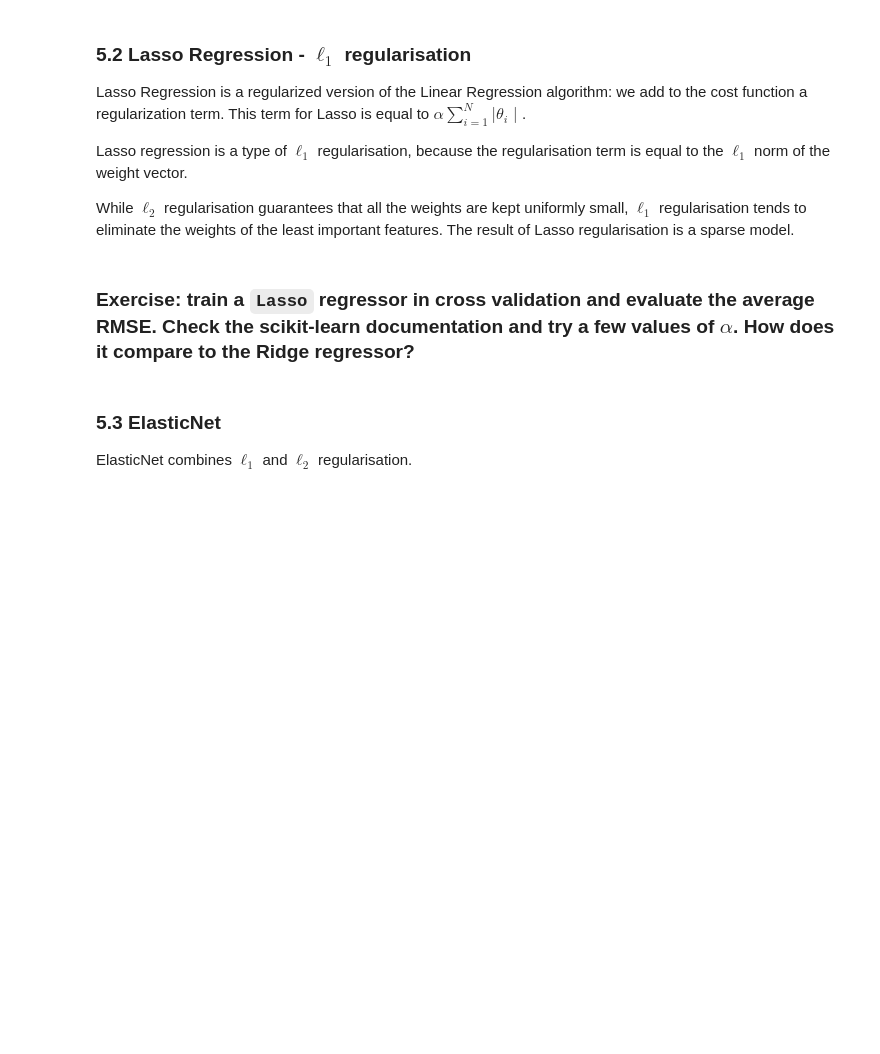
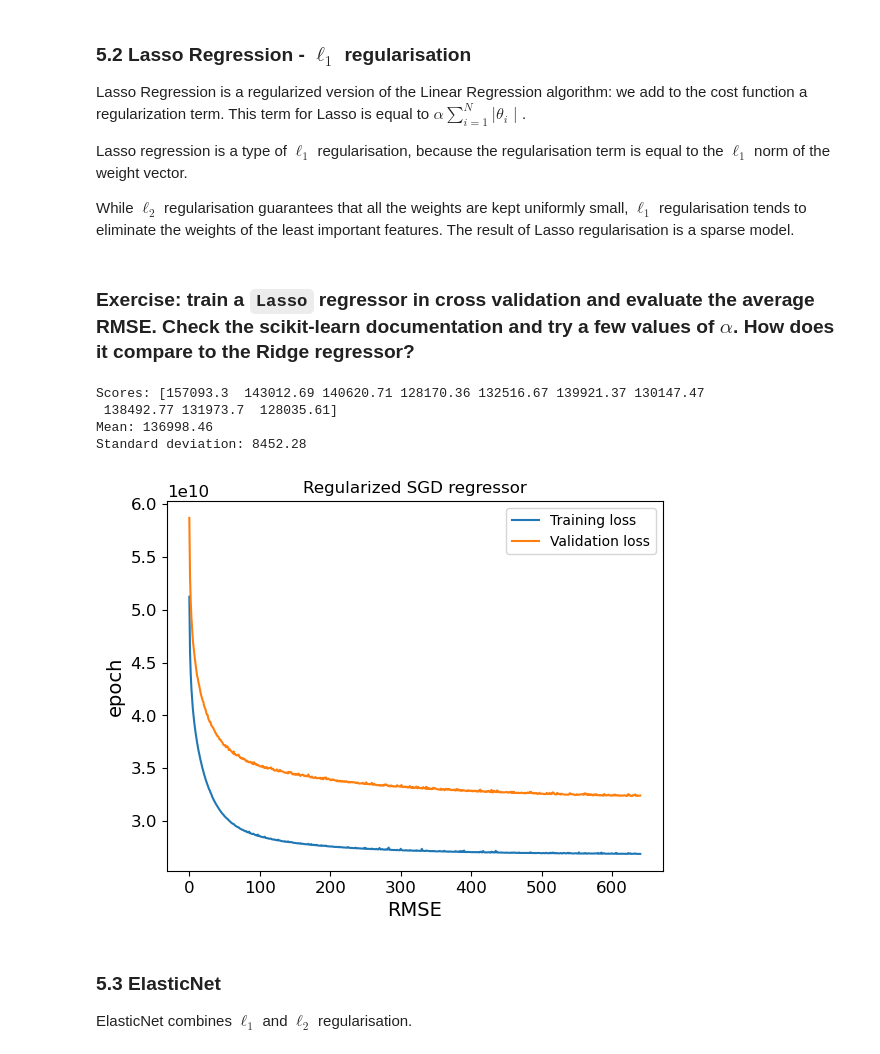
Before and after one commit to grobles2/p4ds, a Jupyter notebook: week4/04_Training_a_Model__Regression.ipynb, the cells around one changed output. Cells and saved outputs as stored; diff of their text form; code cells hidden in the pictures; blank space fills up the shorter version.

```diff
--- a/week4/04_Training_a_Model__Regression.ipynb
+++ b/week4/04_Training_a_Model__Regression.ipynb
@@ -381,3 +621,31 @@ While $\ell_2$ regularisation guarantees that all the weights are kept uniformly
+# %%
+# Write you solution here:
+from sklearn.linear_model import Lasso
+ridge_reg = Lasso(alpha=2.5)
+cv_res = cross_validate(
+    ridge_reg,
+    X_train_poly,
+    y_train,
+    scoring=['neg_root_mean_squared_error', 'r2'],
+    cv=k_fold
+)
+lasso_rmse_scores = -cv_res['test_neg_root_mean_squared_error']
+display_scores(lasso_rmse_scores)
+# %% [output]
+Scores: [157093.3  143012.69 140620.71 128170.36 132516.67 139921.37 130147.47
+ 138492.77 131973.7  128035.61]
+Mean: 136998.46
+Standard deviation: 8452.28
+# %%
+plt.plot(train_errors[:stop_epoch], label="Training loss")
+plt.plot(val_errors[:stop_epoch], label="Validation loss")
+plt.xlabel("RMSE")
+plt.ylabel("epoch")
+plt.title("Regularized SGD regressor")
+plt.legend()
+plt.show()
+# %% [output]
+[figure, added]
 # %% [markdown]
 ### 5.3 ElasticNet
 
```
Also changed, not shown: parts of 39 cells of this notebook, 3 other files.
